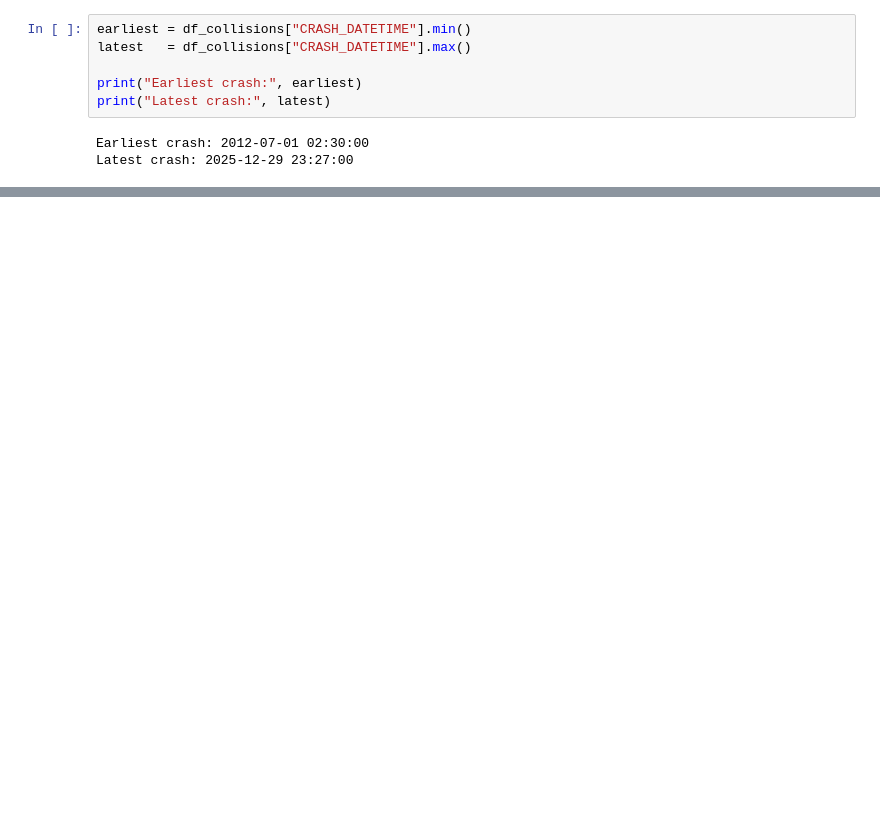
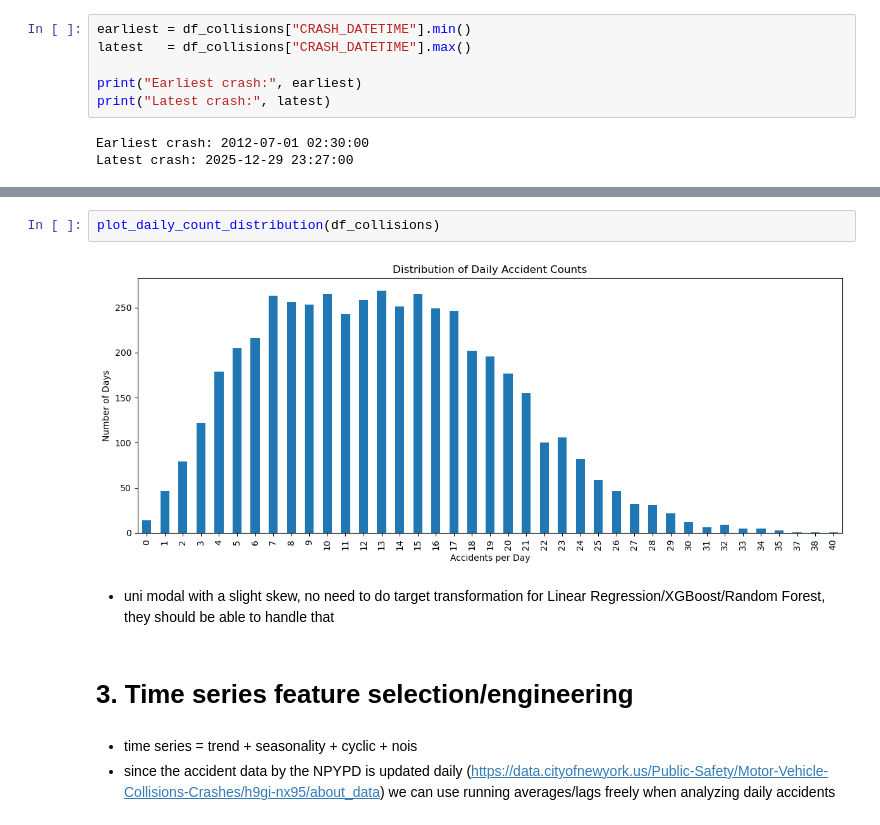
Before and after one commit to Felix-Middeldorf/citibike-nypd-insurance, a Jupyter notebook: notebooks/MV_Collisions.ipynb, the cells around one changed output, grey strips where cells are left out. Cells and saved outputs as stored; diff of their text form; blank space fills up the shorter version.

```diff
--- a/notebooks/MV_Collisions.ipynb
+++ b/notebooks/MV_Collisions.ipynb
@@ -810,0 +442,11 @@ df_daily.head()
+# %%
+plot_daily_count_distribution(df_collisions)
+# %% [output]
+[figure, added]
+# %% [markdown]
+- uni modal with a slight skew, no need to do target transformation for Linear Regression/XGBoost/Random Forest, they should be able to handle that
+# %% [markdown]
+# 3. Time series feature selection/engineering
+# %% [markdown]
+- time series = trend + seasonality + cyclic + nois
+- since the accident data by the NPYPD is updated daily (https://data.cityofnewyork.us/Public-Safety/Motor-Vehicle-Collisions-Crashes/h9gi-nx95/about_data) we can use running averages/lags freely when analyzing daily accidents
```
Also changed, not shown: parts of 107 cells of this notebook, 1 other file.
